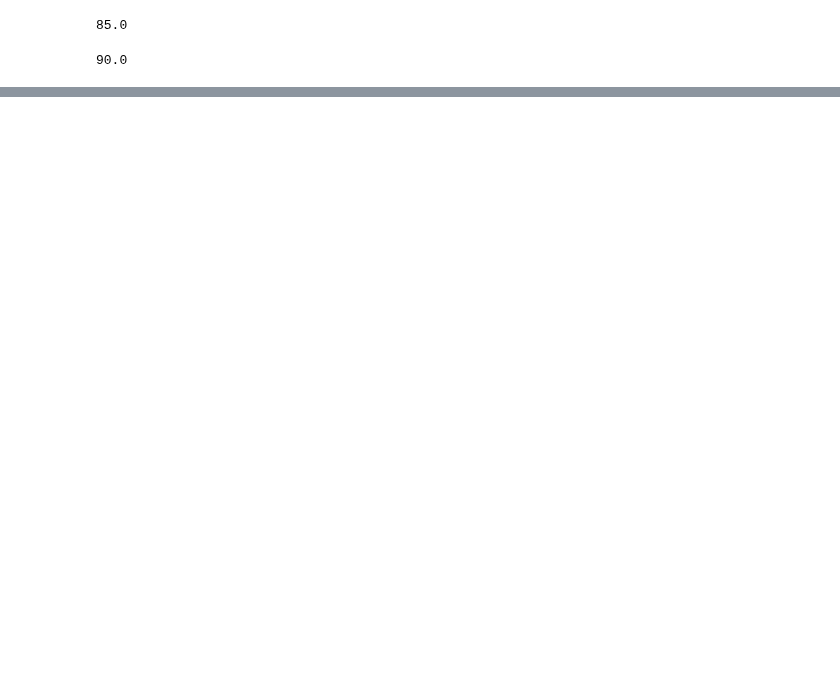
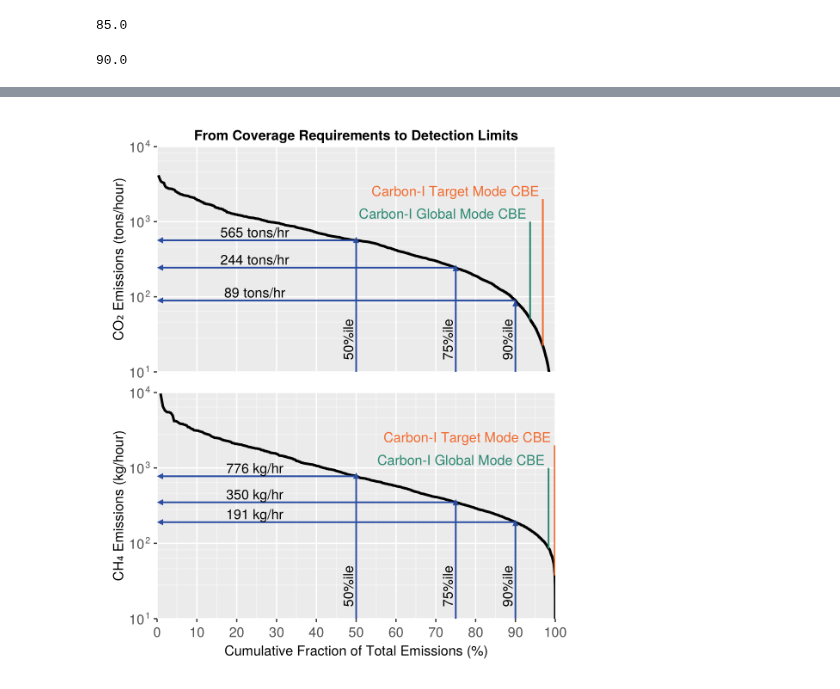
Before and after one commit to Carbon-I/CarbonI, a Jupyter notebook: src/notebooks/CarmaCO2.ipynb, the cells around one changed output, grey strips where cells are left out. Drawn from its saved outputs; the diff is of its cells as text; code cells hidden in the pictures; blank space fills up the shorter version.

```diff
--- a/src/notebooks/CarmaCO2.ipynb
+++ b/src/notebooks/CarmaCO2.ipynb
@@ -197,0 +208,83 @@ log10 was called with a negative real argument but will only return a complex re
+# %%
+req_percents = [50, 75, 90]
+set_theme!(theme_ggplot2())
+# 5. Create a Figure and an Axis for the plot using CairoMakie.
+fig = Figure(resolution=(550,650))
+ax = Axis(fig[1,1];
+    ylabel = "CO₂ Emissions (tons/hour)",
+
+    title = "From Coverage Requirements to Detection Limits",
+    yscale = log10,
+    xticks = 0:10:100,
+    yminorgridvisible=true,
+    #xminorgridvisible=true,
+    #xminorticks = IntervalsBetween(5),
+    yminorticks = IntervalsBetween(5)
+    )
+    lines!(ax,  100cdf_vals,sorted_emissions,color = :black, linewidth=3)
+for req_percent in req_percents
+    req_flux = inter_cdf(req_percent)
+    arrows!(ax, [req_percent,],[10,],[0,],[req_flux-20,],arrowsize = 10, linewidth=2,color = CarbonI_colors[4])
+    arrows!(ax, [req_percent,],[req_flux,],[-req_percent+1,],[0,],arrowsize = 10, linewidth=2,color = CarbonI_colors[4])
+    text!(ax, "$(round(Int, req_flux)) tons/hr ", position = (25,req_flux),
+      align = (:center, :bottom), color = :black)
+      text!(ax, "$(round(Int, req_percent))%ile", position = (req_percent, 27),
+      align = (:center, :bottom), color = :black, rotation=π/2)
+end
+# Plot CBE GLobal and Target
+cbe_target_co2 = 2.24e+04/1e3; cbe_percent_target = 100 .- inter_cdf_rev(cbe_target_co2)
+cbe_global_co2 = 5.01e+04/1e3; cbe_percent_global = 100 .- inter_cdf_rev(cbe_global_co2)
+lines!(ax, [cbe_percent_target,cbe_percent_target],[cbe_target_co2,2000],linewidth=2,color = CarbonI_colors[5])
+text!(ax, "Carbon-I Target Mode CBE ", position = (cbe_percent_target,2000),
+      align = (:right, :bottom), color = CarbonI_colors[5])
+lines!(ax, [cbe_percent_global,cbe_percent_global],[cbe_global_co2,1000],linewidth=2,color = CarbonI_colors[3])
+text!(ax, "Carbon-I Global Mode CBE ", position = (cbe_percent_global,1000),
+      align = (:right, :bottom), color = CarbonI_colors[3])
+
+ylims!(ax, 10, 10000)
+xlims!(ax, 0, 100)
+hidexdecorations!(ax, grid=false)
+
+ax2 = Axis(fig[2,1];
+    ylabel = "CH₄ Emissions (kg/hour)",
+    xlabel = "Cumulative Fraction of Total Emissions (%)",
+    #title = "Empirical CDF of Hourly CO₂ Emissions",
+    yscale = log10,
+    xticks = 0:10:100,
+    yminorgridvisible=true,
+    #xminorgridvisible=true,
+    #xminorticks = IntervalsBetween(5),
+    yminorticks = IntervalsBetween(5)
+    )
+
+req_flux_ch4 = inter_cdf_ch4(req_percent_ch4)
+cbe_percent_ch4 = 100 .- inter_cdf_rev_ch4(cbe_global_ch4)
+@show cbe_percent
+# 6. Plot the data as a line. Use `lines!` or `steppre!`/`steppost!` for a classic stepwise ECDF.
+lines!(ax2,  100cdf_vals_ch4,sorted_emissions_ch4,color = :black, linewidth=3)
+for req_percent in req_percents
+    req_flux = inter_cdf_ch4(req_percent)
+    arrows!(ax2, [req_percent,],[10,],[0,],[req_flux-20,],arrowsize = 10, linewidth=2,color = CarbonI_colors[4])
+    arrows!(ax2, [req_percent,],[req_flux,],[-req_percent+1,],[0,],arrowsize = 10, linewidth=2,color = CarbonI_colors[4])
+    text!(ax2, "$(round(Int, req_flux)) kg/hr ", position = (25,req_flux),
+      align = (:center, :bottom), color = :black)
+      text!(ax2, "$(round(Int, req_percent))%ile", position = (req_percent, 27),
+      align = (:center, :bottom), color = :black, rotation=π/2)
+end
+# Plot CBE GLobal and Target
+cbe_target_ch4 = 37.5; cbe_percent_target = 100 .- inter_cdf_rev_ch4(cbe_target_ch4)
+cbe_global_ch4 = 85.5; cbe_percent_global = 100 .- inter_cdf_rev_ch4(cbe_global_ch4)
+lines!(ax2, [cbe_percent_target,cbe_percent_target],[cbe_target_ch4,2000],linewidth=2,color = CarbonI_colors[5])
+text!(ax2, "Carbon-I Target Mode CBE ", position = (cbe_percent_target,2000),
+      align = (:right, :bottom), color = CarbonI_colors[5])
+lines!(ax2, [cbe_percent_global,cbe_percent_global],[cbe_global_ch4,1000],linewidth=2,color = CarbonI_colors[3])
+text!(ax2, "Carbon-I Global Mode CBE ", position = (cbe_percent_global,1000),
+      align = (:right, :bottom), color = CarbonI_colors[3])
+
+ylims!(ax2, 10, 10000)
+xlims!(ax2, 0, 100)
+save("../../plots/final/CO2_CH4_Flux_Detection.pdf", fig)
+save("../../plots/final/SectionD-D9-CO2_CH4_Flux_Detection.eps", fig)
+fig
+# %% [output]
+[figure, added]
```
Also changed, not shown: parts of 3 cells of this notebook, 34 other files.
